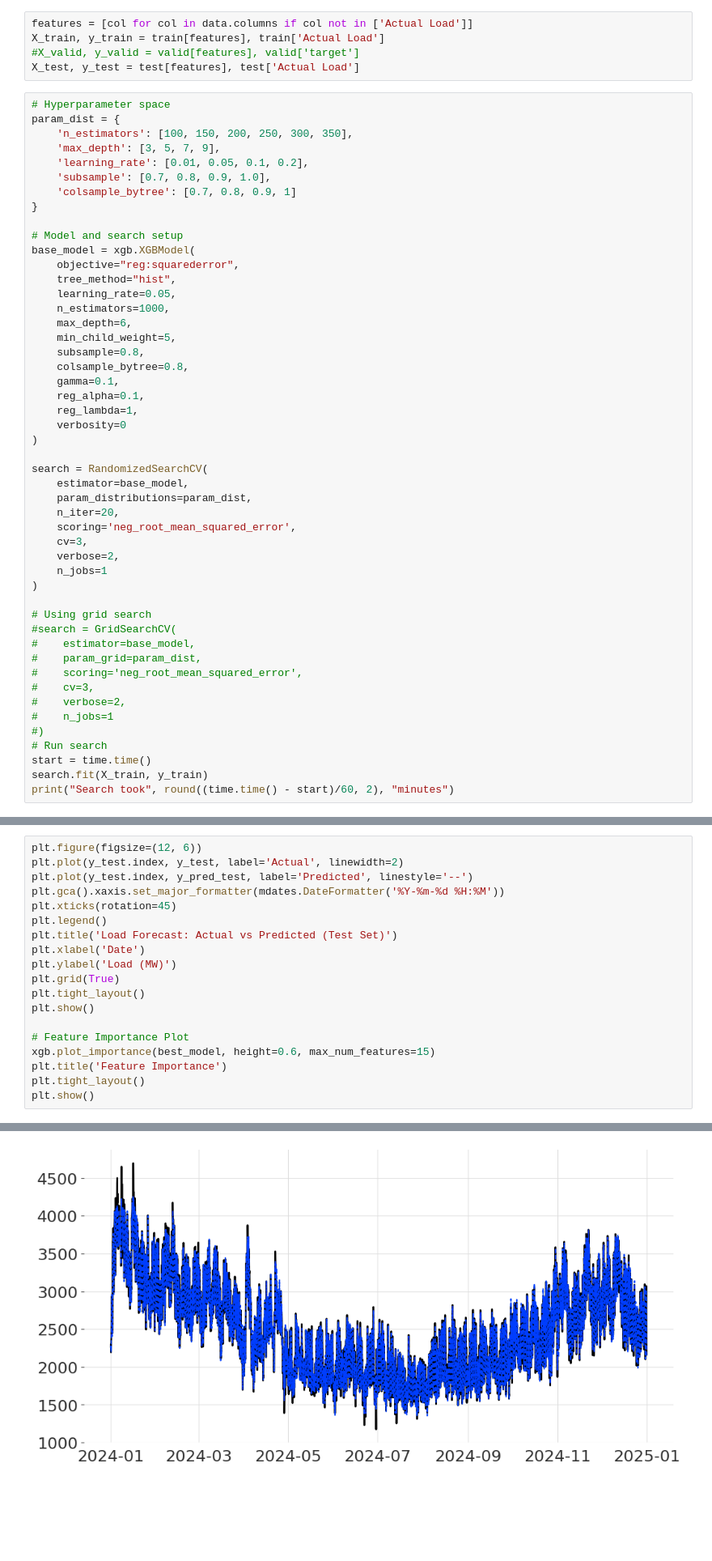
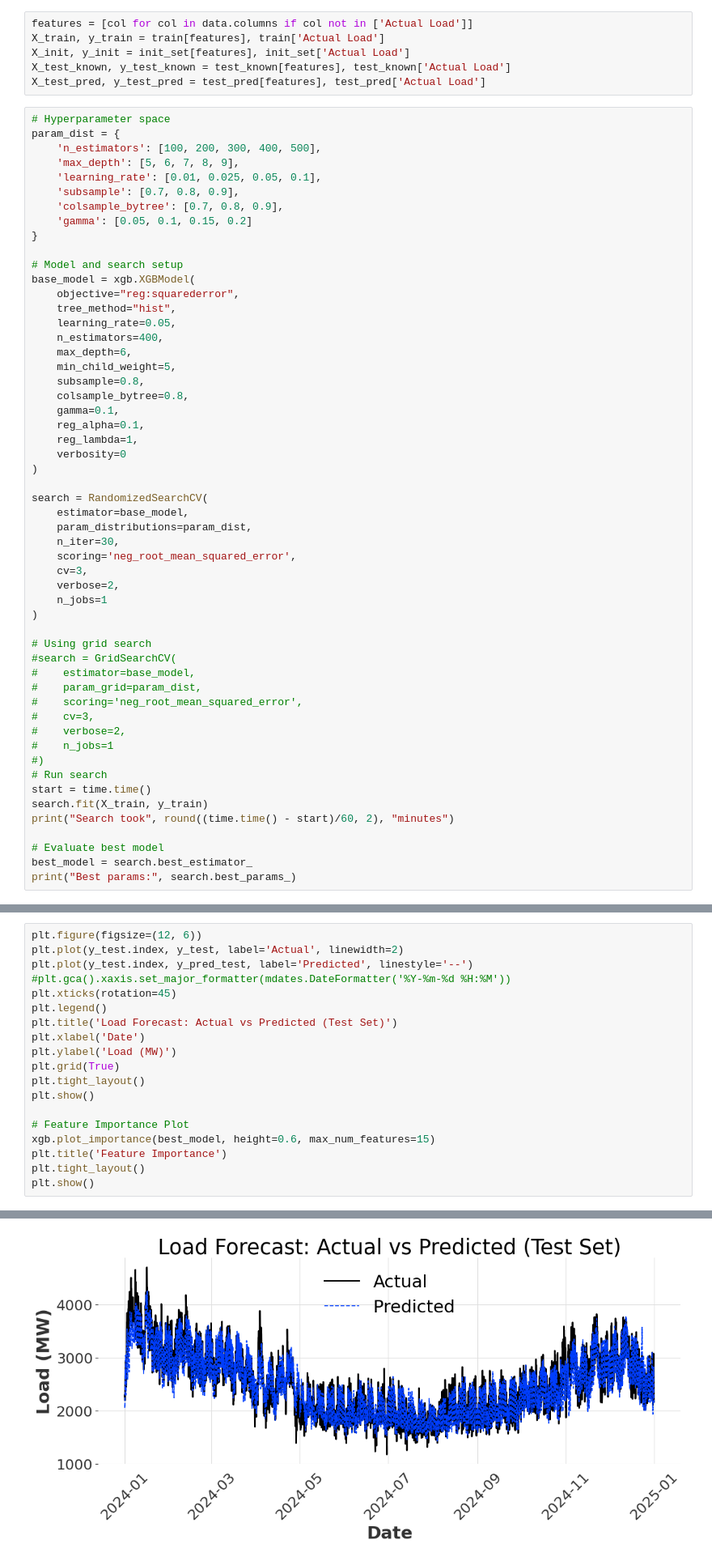
Before and after one commit to fk1603/Load-Forecasting, a Jupyter notebook: XGBoost_2.ipynb, the cells around one changed output, grey strips where cells are left out. Shown: that part at 81% size. Drawn from its saved outputs; the diff is of its cells as text; blank space fills up the shorter version.

Commit message:
non-DARTS-model finalized

```diff
--- a/XGBoost_2.ipynb
+++ b/XGBoost_2.ipynb
@@ -143,16 +132,18 @@ test_unaltered = pd.concat([
 # %%
 features = [col for col in data.columns if col not in ['Actual Load']]
 X_train, y_train = train[features], train['Actual Load']
-#X_valid, y_valid = valid[features], valid['target']
-X_test, y_test = test[features], test['Actual Load']
+X_init, y_init = init_set[features], init_set['Actual Load']
+X_test_known, y_test_known = test_known[features], test_known['Actual Load']
+X_test_pred, y_test_pred = test_pred[features], test_pred['Actual Load']
 # %%
 # Hyperparameter space
 param_dist = {
-    'n_estimators': [100, 150, 200, 250, 300, 350],
-    'max_depth': [3, 5, 7, 9],
-    'learning_rate': [0.01, 0.05, 0.1, 0.2],
-    'subsample': [0.7, 0.8, 0.9, 1.0],
-    'colsample_bytree': [0.7, 0.8, 0.9, 1]
+    'n_estimators': [100, 200, 300, 400, 500],
+    'max_depth': [5, 6, 7, 8, 9],
+    'learning_rate': [0.01, 0.025, 0.05, 0.1],
+    'subsample': [0.7, 0.8, 0.9],
+    'colsample_bytree': [0.7, 0.8, 0.9],
+    'gamma': [0.05, 0.1, 0.15, 0.2]
 }
 
 # Model and search setup
@@ -160,7 +151,7 @@ base_model = xgb.XGBModel(
     objective="reg:squarederror",
     tree_method="hist",
     learning_rate=0.05,
-    n_estimators=1000,
+    n_estimators=400,
     max_depth=6,
     min_child_weight=5,
     subsample=0.8,
@@ -174,7 +165,7 @@ base_model = xgb.XGBModel(
 search = RandomizedSearchCV(
     estimator=base_model,
     param_distributions=param_dist,
-    n_iter=20,
+    n_iter=30,
     scoring='neg_root_mean_squared_error',
     cv=3,
     verbose=2,
@@ -194,5 +185,9 @@ search = RandomizedSearchCV(
 start = time.time()
 search.fit(X_train, y_train)
 print("Search took", round((time.time() - start)/60, 2), "minutes")
+
+# Evaluate best model
+best_model = search.best_estimator_
+print("Best params:", search.best_params_)
 # %% [output]
 Fitting 3 folds for each of 20 candidates, totalling 60 fits
@@ -232,7 +223,7 @@ MAPE: 6.93%
 plt.figure(figsize=(12, 6))
 plt.plot(y_test.index, y_test, label='Actual', linewidth=2)
 plt.plot(y_test.index, y_pred_test, label='Predicted', linestyle='--')
-plt.gca().xaxis.set_major_formatter(mdates.DateFormatter('%Y-%m-%d %H:%M'))
+#plt.gca().xaxis.set_major_formatter(mdates.DateFormatter('%Y-%m-%d %H:%M'))
 plt.xticks(rotation=45)
 plt.legend()
 plt.title('Load Forecast: Actual vs Predicted (Test Set)')
@@ -252 +242 @@ NameError: name 'mdates' is not defined
-[figure, old version]
+[figure, new version]
```
Also changed, not shown: parts of 8 cells of this notebook.
